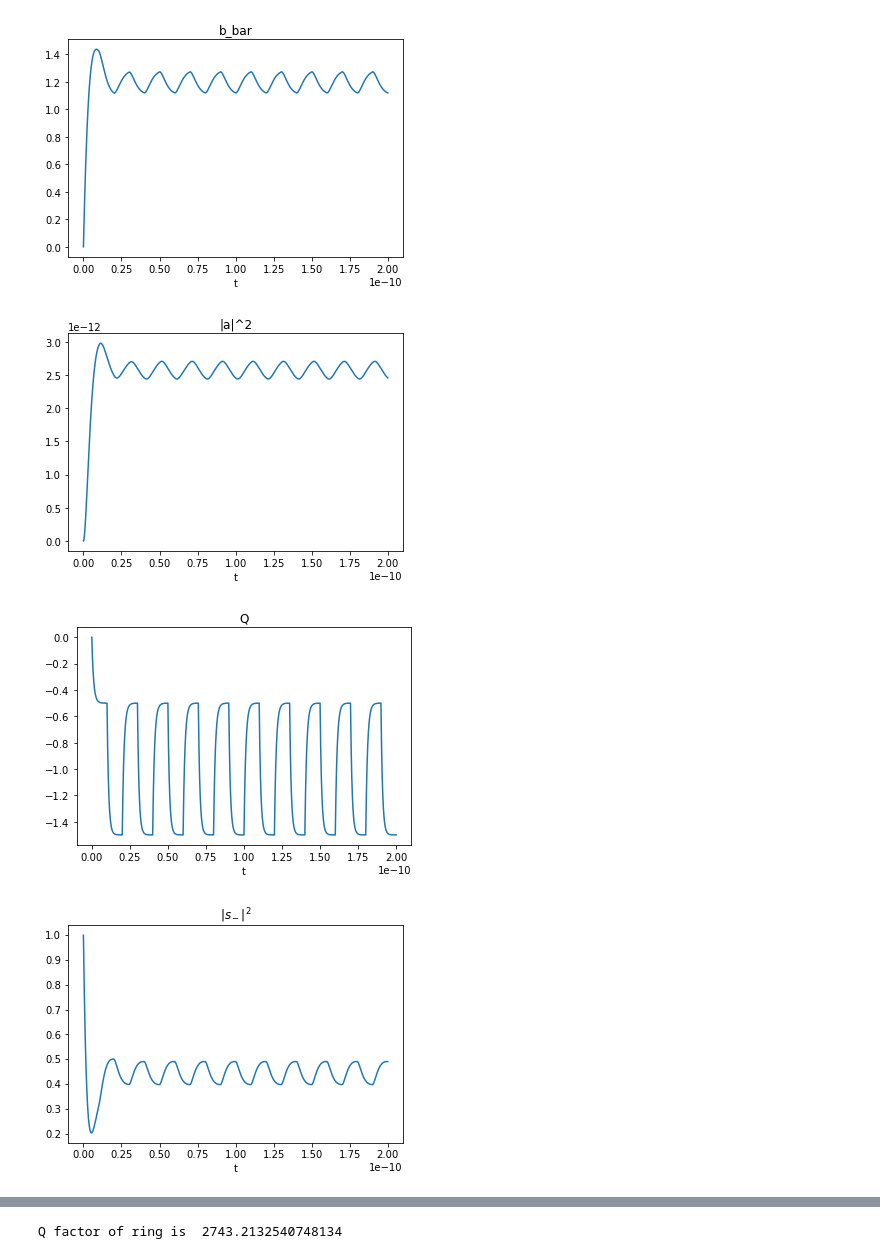
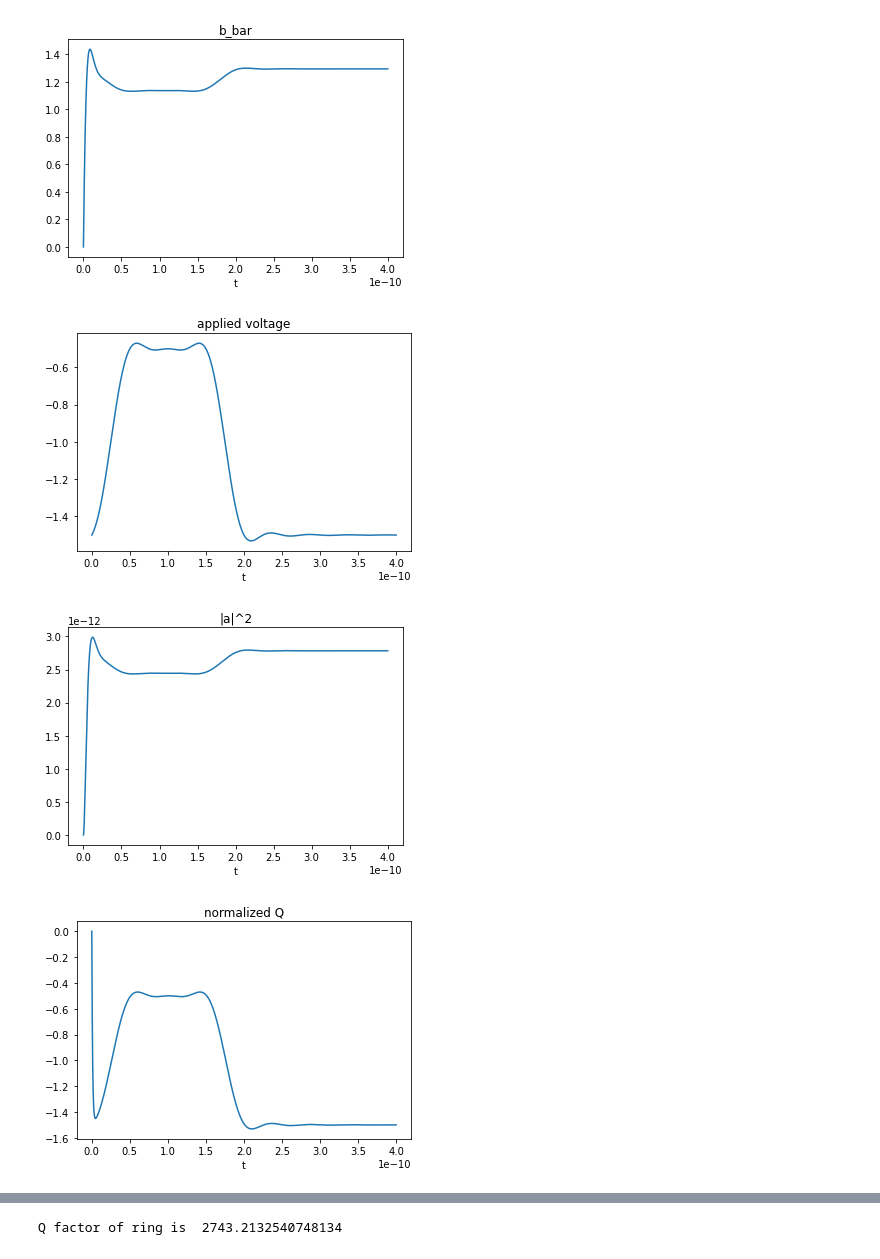
Before and after one commit to blackline0911/couple-mode-theory-in-time, a Jupyter notebook: coupled_equation_20250106.ipynb, the cells around one changed output, grey strips where cells are left out. Cells and saved outputs as stored; diff of their text form; code cells hidden in the pictures.

```diff
--- a/coupled_equation_20250106.ipynb
+++ b/coupled_equation_20250106.ipynb
@@ -81,7 +80,7 @@ lambda0 = 2*np.pi*c/w0
 change_lambda = True
 change_w = False
 if change_lambda:
-    wl =1.5488e-6
+    wl =1.5493e-6
     w = 2*np.pi*c/wl
 if change_w:
     w = 102/102*w0
@@ -98,8 +97,11 @@ tu_e = -L*ng/(c*log(sqrt(1-kappa**2)))
 # setting solver parameters
 
 # time interval
+t0 = 1e-12
 t_min=0
 t_max = 200
+if PRBS:
+    t_max = 1/(f*1e9)*N/t0+3/(f*1e9)/t0
 w_drive = 2*np.pi*f*1e9
 b_init = 0+1j*0
 Q_init = 0
@@ -134,6 +136,13 @@ D_bar = -2*np.pi*c/lambda0**2 * t0
 # normalized frequency
 w0_bar = w0*t0
 w_pround_bar = w_pround*t0
+# %%
+# Generating PRBS
+if PRBS:
+    prbs =np.zeros(N)
+    for i in range(N):
+        prbs[i] = randint(0,1)
+# prbs = [0,1]
 # %%
 # defining functions
 
@@ -213,6 +233,13 @@ b_bar_vals = np.interp(t_vals, t_total*t0, b_bar)
 a_bar_vals = b_bar_vals*np.exp(1j*w_pround*t_vals)
 
 s_minus_bar = (S_plus(w_pround,t_vals/t0)/S0-sqrt(2/tu_e_bar)*a_bar_vals)
+# %%
+# prepare data for showing
+v_show = np.zeros(len(t_total))
+C_show = np.zeros(len(t_total))
+for i in range(len(t_total)):
+    v_show[i]=v(w_drive,t_total[i])
+    C_show[i]=Cj(v_show[i])
 # %%
 plt.figure()
 plt.plot(t_total*t0,b_bar )
@@ -220,11 +247,11 @@ plt.title("b_bar")
 plt.xlabel('t')
 plt.show()
 
-# plt.figure()
-# plt.plot(t_total*t0, v(w_drive,t_total))
-# plt.title("applied voltage")
-# plt.xlabel('t')
-# plt.show()
+plt.figure()
+plt.plot(t_total*t0, v_show)
+plt.title("applied voltage")
+plt.xlabel('t')
+plt.show()
 
 plt.figure()
 plt.plot(t_total*t0, abs(a_bar_vals*b0)**2)
@@ -234,35 +261,52 @@ plt.show()
 
 plt.figure()
 plt.plot(t_total*t0, (sol.y[1]))
+plt.title("normalized Q")
+plt.xlabel('t')
+plt.show()
+
+plt.figure()
+plt.plot(t_total*t0, C_show)
+plt.title("Cj")
+plt.xlabel('t')
+plt.show()
+
+plt.figure()
+plt.plot(t_total*t0, (sol.y[1])*C_show)
 plt.title("Q")
 plt.xlabel('t')
 plt.show()
 
+plt.figure()
+plt.plot(t_total[-int(len(s_minus_bar)/10*2):-1]*t0, (sol.y[1][-int(len(s_minus_bar)/10*2):-1])*C_show[-int(len(s_minus_bar)/10*2):-1])
+plt.title("Q")
+plt.xlabel('t')
+plt.show()
 # plt.figure()
-# plt.plot(t_total[-int(len(s_minus_bar)/10*2):-1]*t0, (sol.y[1][-int(len(s_minus_bar)/10*2):-1])*Cj(v(w_drive,t_total[-int(len(s_minus_bar)/10*2):-1])))
+# plt.plot(t_total[-260000:-250000]*t0, (sol.y[1][-260000:-250000])*C_show[-260000:-250000])
 # plt.title("Q")
 # plt.xlabel('t')
 # plt.show()
 
 plt.figure()
 plt.plot(t_total*t0, abs(s_minus_bar*S0)**2)
 plt.title(r'$|s_-|^2$')
 plt.xlabel('t')
 plt.show()
 
 plt.figure()
 plt.plot(t_total[-int(len(s_minus_bar)/10*2):-1]*t0, abs(s_minus_bar[-int(len(s_minus_bar)/10*2):-1]*S0)**2)
 plt.title(r'$|s_-|^2$')
 plt.xlabel('t')
 plt.show()
 
 plt.figure()
 plt.plot(t_total*t0, 180/np.pi*np.angle(s_minus_bar*b0*np.exp(-1j*w*t_total*t0)))
 plt.title(r'phase of s-')
 plt.xlabel('t')
 plt.show()
 # %% [output]
-[figure, old version]
+[figure, new version]
-[figure, old version]
+[figure, new version]
-[figure, old version]
+[figure, new version]
-[figure, old version]
+[figure, new version]
```
Also changed, not shown: parts of 10 cells of this notebook, 2 other files.
